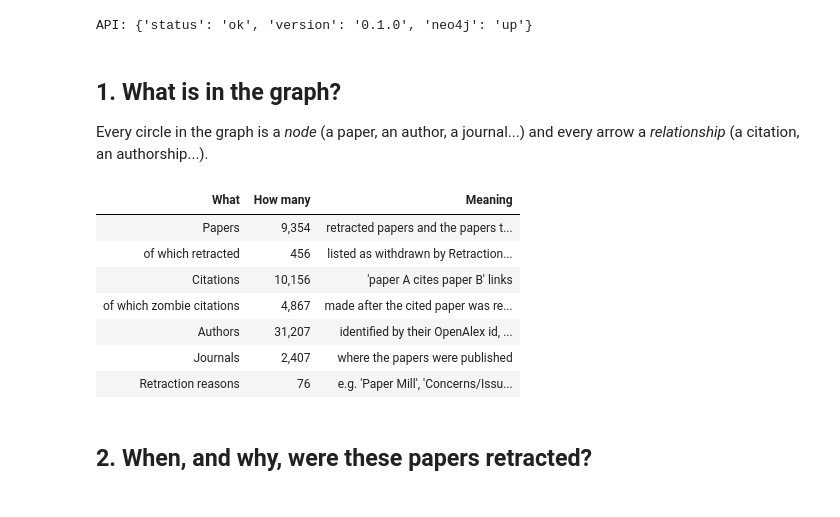
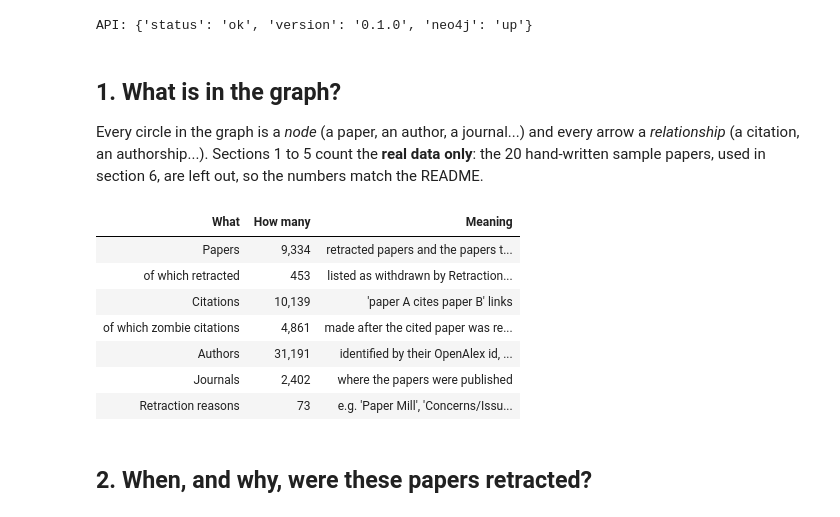
Before and after one commit to CharlotteLeBihan18/Retraction-Contamination-Tracker, a Jupyter notebook: demo.ipynb, the cells around one changed output. Drawn from its saved outputs; the diff is of its cells as text; code cells hidden in the pictures.

```diff
--- a/demo.ipynb
+++ b/demo.ipynb
@@ -95,39 +95,42 @@ API: {'status': 'ok', 'version': '0.1.0', 'neo4j': 'up'}
 ## 1. What is in the graph?
 
 Every circle in the graph is a *node* (a paper, an author, a journal...) and every arrow a *relationship*
-(a citation, an authorship...).
+(a citation, an authorship...). Sections 1 to 5 count the **real data only**: the 20 hand-written sample
+papers, used in section 6, are left out, so the numbers match the README.
 # %%
+# "sample IS NULL" keeps the real data: every node of the hand-written sample graph has sample = true
 counts = query("""
-    RETURN COUNT { (:Paper) } AS papers,
-           COUNT { (:Paper:Retracted) } AS retracted,
-           COUNT { ()-[:CITES]->() } AS citations,
-           COUNT { (:Paper)-[c:CITES]->(:Paper:Retracted) WHERE c.before_retraction = false } AS zombies,
-           COUNT { (:Author) } AS authors,
-           COUNT { (:Journal) } AS journals,
-           COUNT { (:Reason) } AS reasons
+    RETURN COUNT { (p:Paper) WHERE p.sample IS NULL } AS papers,
+           COUNT { (p:Paper:Retracted) WHERE p.sample IS NULL } AS retracted,
+           COUNT { (a:Paper)-[:CITES]->(b:Paper) WHERE a.sample IS NULL AND b.sample IS NULL } AS citations,
+           COUNT { (a:Paper)-[c:CITES]->(r:Paper:Retracted)
+                   WHERE c.before_retraction = false AND a.sample IS NULL AND r.sample IS NULL } AS zombies,
+           COUNT { (a:Author) WHERE a.sample IS NULL } AS authors,
+           COUNT { (j:Journal) WHERE j.sample IS NULL } AS journals,
+           COUNT { (r:Reason) WHERE EXISTS { (r)<-[:FOR_REASON]-(n:RetractionNotice) WHERE n.sample IS NULL } } AS reasons
 """).iloc[0]
 
 pd.DataFrame(
     [
         ("Papers", counts.papers, "retracted papers and the papers that cite them"),
         ("of which retracted", counts.retracted, "listed as withdrawn by Retraction Watch"),
         ("Citations", counts.citations, "'paper A cites paper B' links"),
         ("of which zombie citations", counts.zombies, "made after the cited paper was retracted"),
         ("Authors", counts.authors, "identified by their OpenAlex id, not their name"),
         ("Journals", counts.journals, "where the papers were published"),
         ("Retraction reasons", counts.reasons, "e.g. 'Paper Mill', 'Concerns/Issues about Data'"),
     ],
     columns=["What", "How many", "Meaning"],
 ).style.hide(axis="index").format({"How many": "{:,}"})
 # %% [output]
 | What | How many | Meaning |
-| Papers | 9,354 | retracted papers and the papers t... |
-| of which retracted | 456 | listed as withdrawn by Retraction... |
-| Citations | 10,156 | 'paper A cites paper B' links |
-| of which zombie citations | 4,867 | made after the cited paper was re... |
-| Authors | 31,207 | identified by their OpenAlex id, ... |
-| Journals | 2,407 | where the papers were published |
-| Retraction reasons | 76 | e.g. 'Paper Mill', 'Concerns/Issu... |
+| Papers | 9,334 | retracted papers and the papers t... |
+| of which retracted | 453 | listed as withdrawn by Retraction... |
+| Citations | 10,139 | 'paper A cites paper B' links |
+| of which zombie citations | 4,861 | made after the cited paper was re... |
+| Authors | 31,191 | identified by their OpenAlex id, ... |
+| Journals | 2,402 | where the papers were published |
+| Retraction reasons | 73 | e.g. 'Paper Mill', 'Concerns/Issu... |
 # %% [markdown]
 ## 2. When, and why, were these papers retracted?
 # %%
```
Also changed, not shown: parts of 9 cells of this notebook.
